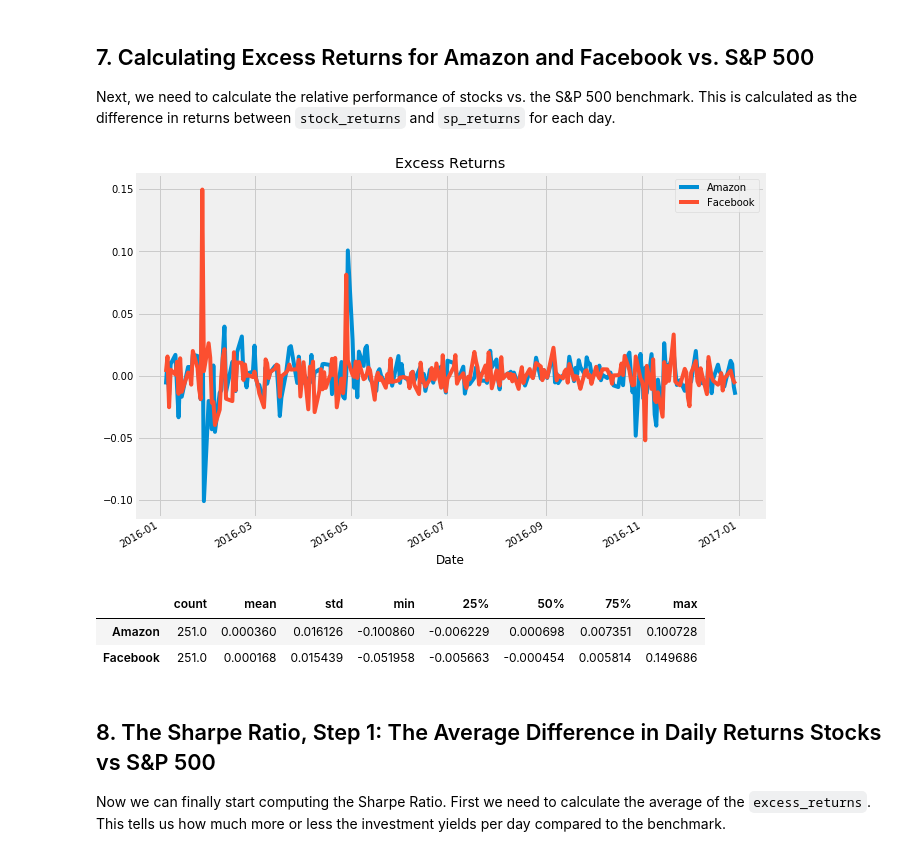
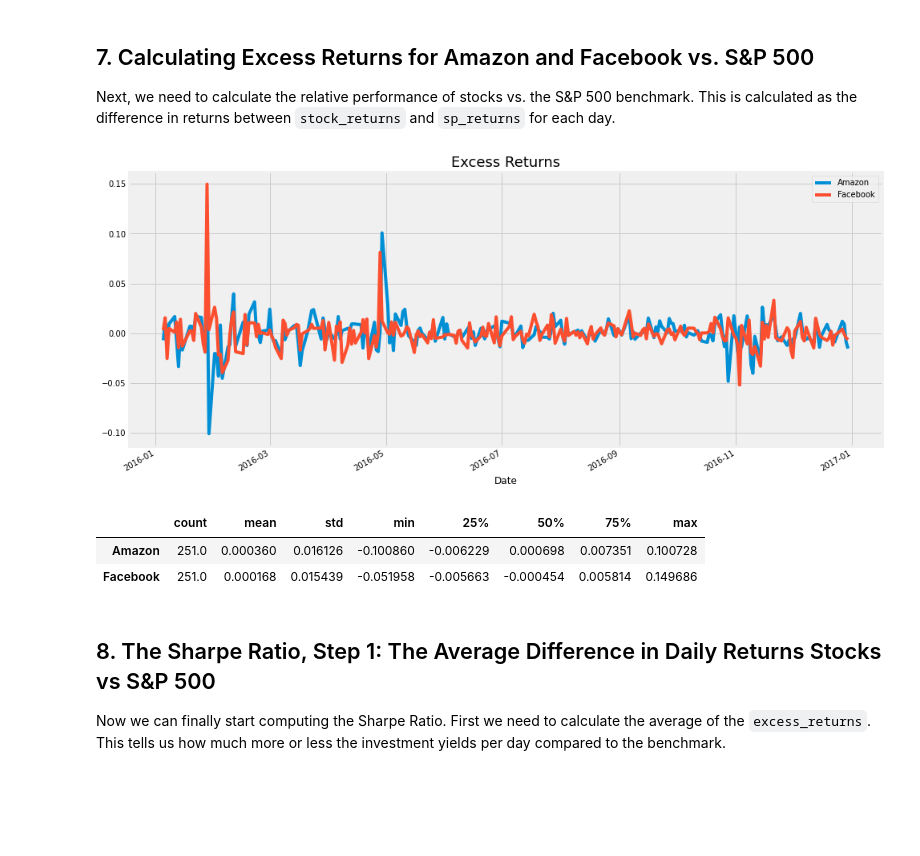
Before and after one commit to PavanJosyula9/Determination-of-Sharpe-Ratio, a Jupyter notebook: Determinaton of the Sharpe Ratio.ipynb, the cells around one changed output. Saved outputs shown, nothing was run; the diff lists cells and outputs as text; code cells hidden in the pictures; blank space fills up the shorter version.

```diff
--- a/Determinaton of the Sharpe Ratio.ipynb
+++ b/Determinaton of the Sharpe Ratio.ipynb
@@ -136,16 +137,16 @@ Name: S&P 500, dtype: float64
 # %%
 # calculate the difference in daily returns
 excess_returns = stock_returns.sub(sp_returns, axis=0)
 
 # plot the excess_returns
-excess_returns.plot(figsize=(10,7))
-plt.title("Excess Returns")
+excess_returns.plot(figsize=(15,7))
+plt.title("Excess Returns", fontsize=18)
 plt.show()
 
 # summarize the excess_returns
 excess_returns.describe().T
 # %% [output]
-[figure, old version]
+[figure, new version]
 |  | count | mean | std | min | 25% | 50% | 75% | max |
 | Amazon | 251.0 | 0.000360 | 0.016126 | -0.100860 | -0.006229 | 0.000698 | 0.007351 | 0.100728 |
 | Facebook | 251.0 | 0.000168 | 0.015439 | -0.051958 | -0.005663 | -0.000454 | 0.005814 | 0.149686 |
```
Also changed, not shown: parts of 6 cells of this notebook.
